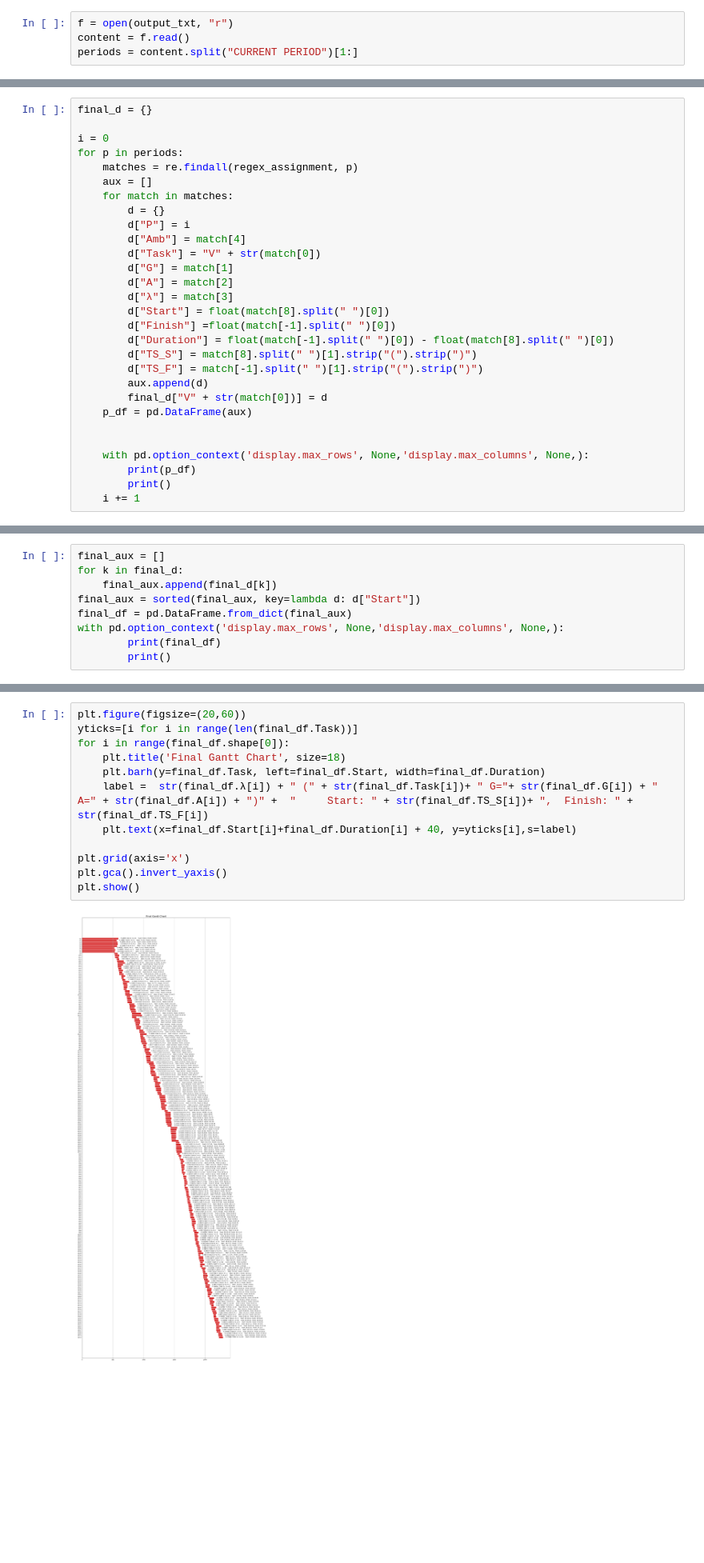
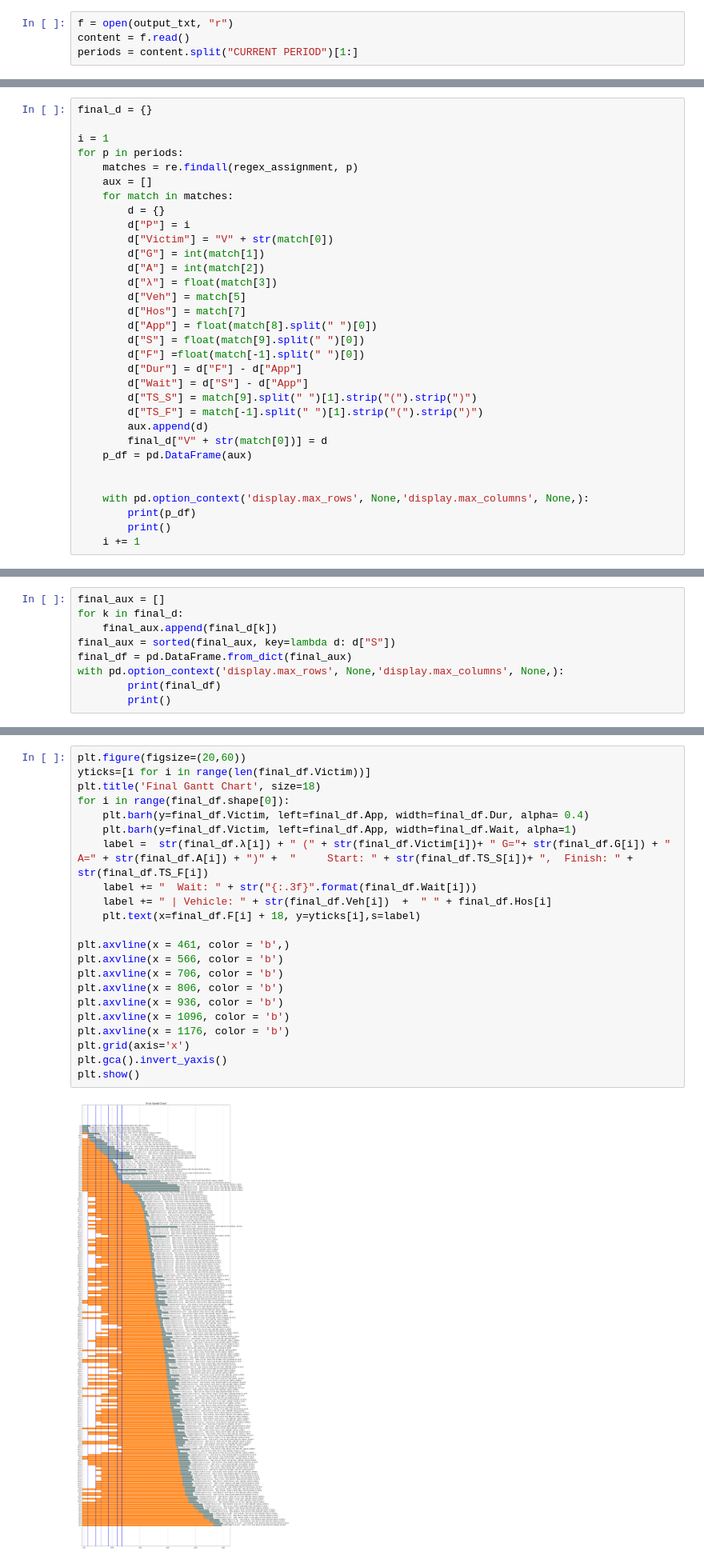
Before and after one commit to argentum-nix/Memoria-CSTP-implementacion, a Jupyter notebook: gantt util/gantt.ipynb, the cells around one changed output, grey strips where cells are left out. Shown at 80% size. Saved outputs shown, nothing was run; the diff lists cells and outputs as text; blank space fills up the shorter version.

Commit message:
hospitals and vehicles by period fix

```diff
--- a/gantt util/gantt.ipynb
+++ b/gantt util/gantt.ipynb
@@ -18,22 +18,25 @@ regex_assignment = re.compile(
 # %%
 final_d = {}
 
-i = 0
+i = 1
 for p in periods:
     matches = re.findall(regex_assignment, p)
     aux = []
     for match in matches:
         d = {}
         d["P"] = i
-        d["Amb"] = match[4]
-        d["Task"] = "V" + str(match[0])
-        d["G"] = match[1]
-        d["A"] = match[2]
-        d["λ"] = match[3]
-        d["Start"] = float(match[8].split(" ")[0])
-        d["Finish"] =float(match[-1].split(" ")[0])
-        d["Duration"] = float(match[-1].split(" ")[0]) - float(match[8].split(" ")[0])
-        d["TS_S"] = match[8].split(" ")[1].strip("(").strip(")")
+        d["Victim"] = "V" + str(match[0])
+        d["G"] = int(match[1])
+        d["A"] = int(match[2])
+        d["λ"] = float(match[3])
+        d["Veh"] = match[5]
+        d["Hos"] = match[7]
+        d["App"] = float(match[8].split(" ")[0])
+        d["S"] = float(match[9].split(" ")[0])
+        d["F"] =float(match[-1].split(" ")[0])
+        d["Dur"] = d["F"] - d["App"]
+        d["Wait"] = d["S"] - d["App"]
+        d["TS_S"] = match[9].split(" ")[1].strip("(").strip(")")
         d["TS_F"] = match[-1].split(" ")[1].strip("(").strip(")")
         aux.append(d)
         final_d["V" + str(match[0])] = d
@@ -66,7 +69,7 @@ for p in periods:
 final_aux = []
 for k in final_d:
     final_aux.append(final_d[k])
-final_aux = sorted(final_aux, key=lambda d: d["Start"])
+final_aux = sorted(final_aux, key=lambda d: d["S"])
 final_df = pd.DataFrame.from_dict(final_aux)
 with pd.option_context('display.max_rows', None,'display.max_columns', None,):
         print(final_df)
@@ -94,17 +95,27 @@ import random
 # %%
 plt.figure(figsize=(20,60))
-yticks=[i for i in range(len(final_df.Task))]
+yticks=[i for i in range(len(final_df.Victim))]
+plt.title('Final Gantt Chart', size=18)
 for i in range(final_df.shape[0]):
-    plt.title('Final Gantt Chart', size=18)
-    plt.barh(y=final_df.Task, left=final_df.Start, width=final_df.Duration)
-    label =  str(final_df.λ[i]) + " (" + str(final_df.Task[i])+ " G="+ str(final_df.G[i]) + " A=" + str(final_df.A[i]) + ")" +  "     Start: " + str(final_df.TS_S[i])+ ",  Finish: " + str(final_df.TS_F[i])
-    plt.text(x=final_df.Start[i]+final_df.Duration[i] + 40, y=yticks[i],s=label)
+    plt.barh(y=final_df.Victim, left=final_df.App, width=final_df.Dur, alpha= 0.4)
+    plt.barh(y=final_df.Victim, left=final_df.App, width=final_df.Wait, alpha=1)
+    label =  str(final_df.λ[i]) + " (" + str(final_df.Victim[i])+ " G="+ str(final_df.G[i]) + " A=" + str(final_df.A[i]) + ")" +  "     Start: " + str(final_df.TS_S[i])+ ",  Finish: " + str(final_df.TS_F[i])
+    label += "  Wait: " + str("{:.3f}".format(final_df.Wait[i]))
+    label += " | Vehicle: " + str(final_df.Veh[i])  +  " " + final_df.Hos[i]
+    plt.text(x=final_df.F[i] + 18, y=yticks[i],s=label)
 
+plt.axvline(x = 461, color = 'b',)
+plt.axvline(x = 566, color = 'b')
+plt.axvline(x = 706, color = 'b')
+plt.axvline(x = 806, color = 'b')
+plt.axvline(x = 936, color = 'b')
+plt.axvline(x = 1096, color = 'b')
+plt.axvline(x = 1176, color = 'b')
 plt.grid(axis='x')
 plt.gca().invert_yaxis()
 plt.show()
 # %% [output]
-[figure, old version]
+[figure, new version]
 # %%
 
 f.close()
```
Also changed, not shown: parts of 4 cells of this notebook, 10 other files.
